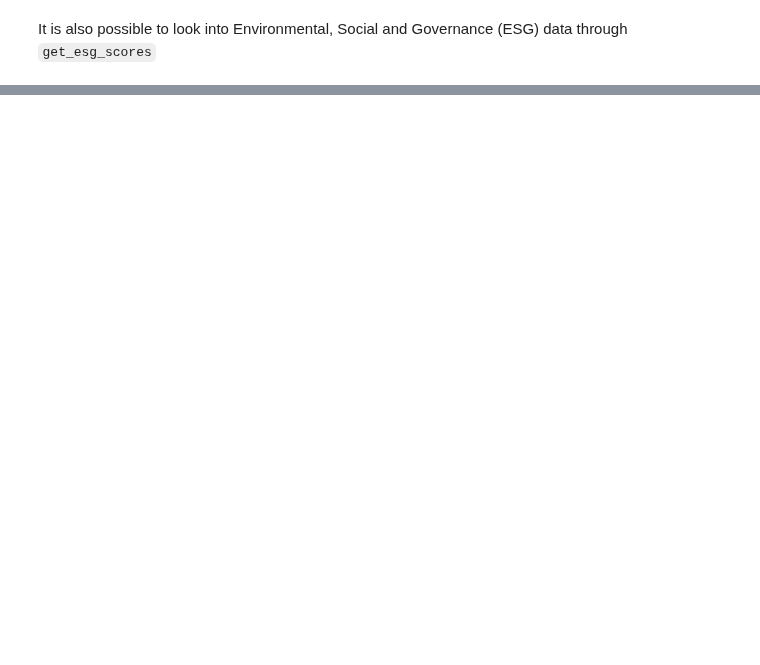
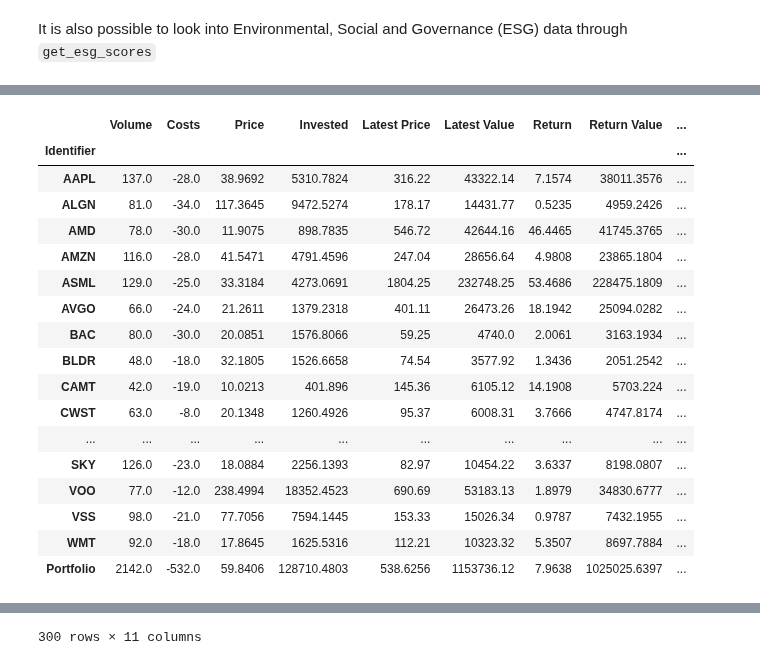
Before and after one commit to JerBouma/jerbouma.github.io, a Jupyter notebook: assets/notebooks/financetoolkit/getting-started.ipynb, the cells around one changed output, grey strips where cells are left out. Cells and saved outputs as stored; diff of their text form; code cells hidden in the pictures; blank space fills up the shorter version.

```diff
--- a/assets/notebooks/financetoolkit/getting-started.ipynb
+++ b/assets/notebooks/financetoolkit/getting-started.ipynb
@@ -416,0 +732,12 @@ companies.get_profile()
+# %%
+from financetoolkit import Portfolio
+
+# No portfolio_dataset provided so an example portfolio is used for demonstration
+portfolio = Portfolio(api_key=API_KEY, benchmark_ticker="^GSPC")
+
+# Obtain the portfolio overview, including a weighted "Portfolio" row
+display(portfolio.get_portfolio_overview(include_portfolio=True))
+
+# Obtain the Profit & Loss (PnL) per transaction
+display(portfolio.get_transactions_overview(pnl_method="FIFO"))
+# %% [output]
@@ -416,0 +753,18 @@ companies.get_profile()
+|  | Volume | Costs | Price | Invested | Latest Price | Latest Value | Return | Return Value | ... |
+| Identifier |  |  |  |  |  |  |  |  | ... |
+| AAPL | 137.0 | -28.0 | 38.9692 | 5310.7824 | 316.22 | 43322.14 | 7.1574 | 38011.3576 | ... |
+| ALGN | 81.0 | -34.0 | 117.3645 | 9472.5274 | 178.17 | 14431.77 | 0.5235 | 4959.2426 | ... |
+| AMD | 78.0 | -30.0 | 11.9075 | 898.7835 | 546.72 | 42644.16 | 46.4465 | 41745.3765 | ... |
+| AMZN | 116.0 | -28.0 | 41.5471 | 4791.4596 | 247.04 | 28656.64 | 4.9808 | 23865.1804 | ... |
+| ASML | 129.0 | -25.0 | 33.3184 | 4273.0691 | 1804.25 | 232748.25 | 53.4686 | 228475.1809 | ... |
+| AVGO | 66.0 | -24.0 | 21.2611 | 1379.2318 | 401.11 | 26473.26 | 18.1942 | 25094.0282 | ... |
+| BAC | 80.0 | -30.0 | 20.0851 | 1576.8066 | 59.25 | 4740.0 | 2.0061 | 3163.1934 | ... |
+| BLDR | 48.0 | -18.0 | 32.1805 | 1526.6658 | 74.54 | 3577.92 | 1.3436 | 2051.2542 | ... |
+| CAMT | 42.0 | -19.0 | 10.0213 | 401.896 | 145.36 | 6105.12 | 14.1908 | 5703.224 | ... |
+| CWST | 63.0 | -8.0 | 20.1348 | 1260.4926 | 95.37 | 6008.31 | 3.7666 | 4747.8174 | ... |
+| ... | ... | ... | ... | ... | ... | ... | ... | ... | ... |
+| SKY | 126.0 | -23.0 | 18.0884 | 2256.1393 | 82.97 | 10454.22 | 3.6337 | 8198.0807 | ... |
+| VOO | 77.0 | -12.0 | 238.4994 | 18352.4523 | 690.69 | 53183.13 | 1.8979 | 34830.6777 | ... |
+| VSS | 98.0 | -21.0 | 77.7056 | 7594.1445 | 153.33 | 15026.34 | 0.9787 | 7432.1955 | ... |
+| WMT | 92.0 | -18.0 | 17.8645 | 1625.5316 | 112.21 | 10323.32 | 5.3507 | 8697.7884 | ... |
+| Portfolio | 2142.0 | -532.0 | 59.8406 | 128710.4803 | 538.6256 | 1153736.12 | 7.9638 | 1025025.6397 | ... |
@@ -417 +784,2 @@ companies.get_profile()
+300 rows × 11 columns
 # %% [markdown]
```
Also changed, not shown: parts of 45 cells of this notebook, 11 other files.
